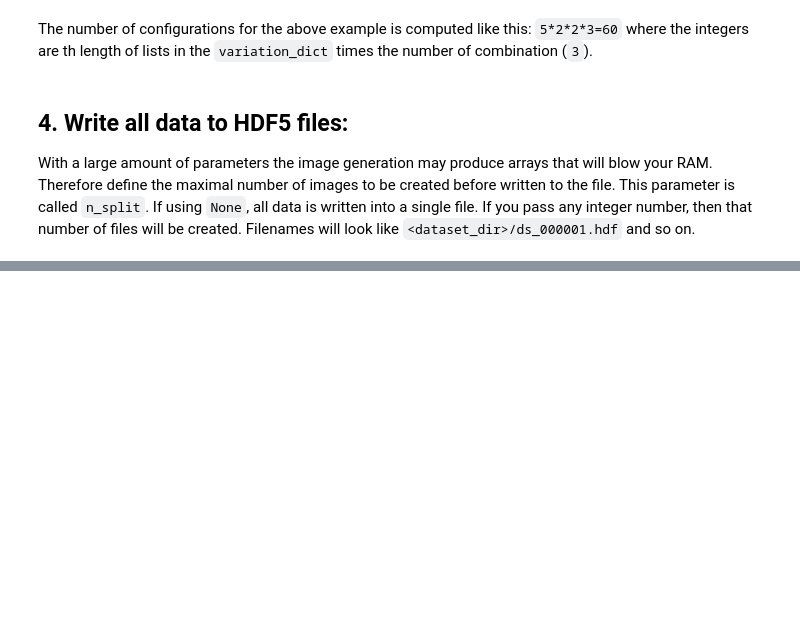
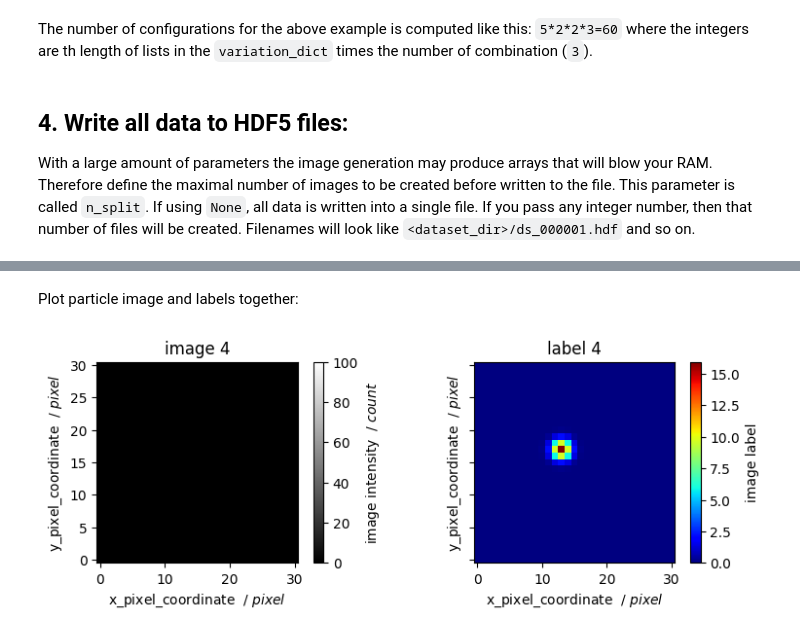
Before and after one commit to matthiasprobst/synpivimage, a Jupyter notebook: examples/generate_datasets.ipynb, the cells around one changed output, grey strips where cells are left out. Cells and saved outputs as stored; diff of their text form; code cells hidden in the pictures; blank space fills up the shorter version.

```diff
--- a/examples/generate_datasets.ipynb
+++ b/examples/generate_datasets.ipynb
@@ -104,2 +102,20 @@ with h5tbx.File(hdf_filename[0], 'r') as h5:
+# %% [markdown]
+Plot particle image and labels together:
+# %%
+import matplotlib.pyplot as plt
+
+with h5tbx.File(hdf_filename[0], 'r') as h5:
+    img_idx = 4
+    fig, ax = plt.subplots(1, 2, sharex=True, sharey=True, figsize=(8, 3))
+    h5['images'][img_idx, :, :].plot(cmap='gray', ax=ax[0], vmax=100)
+    h5['labels'][img_idx, :, :].plot(cmap='jet', ax=ax[1])
+    ax[0].set_aspect(1)
+    ax[1].set_aspect(1)
+    ax[0].set_title(f'image {img_idx}')
+    ax[1].set_title(f'label {img_idx}')
+    plt.tight_layout()
+    plt.show()
+# %% [output]
+[figure, added]
 # %%
 with h5tbx.File(hdf_filename[0], 'r') as h5:
```
Also changed, not shown: parts of 14 cells of this notebook, 1 other file.
